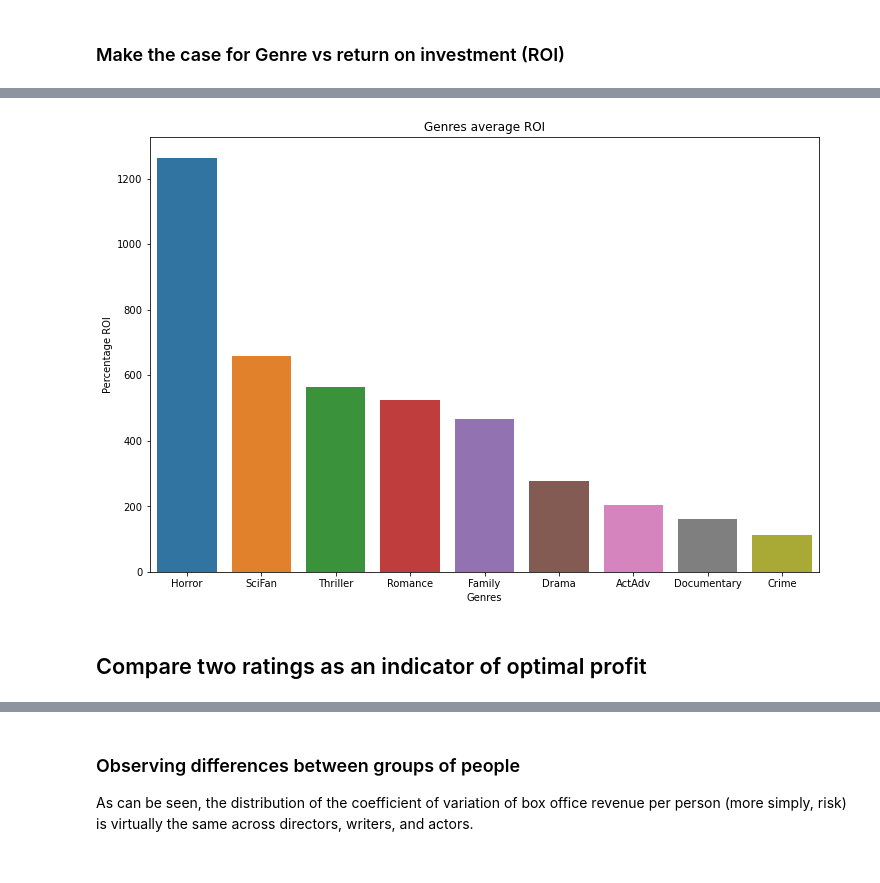
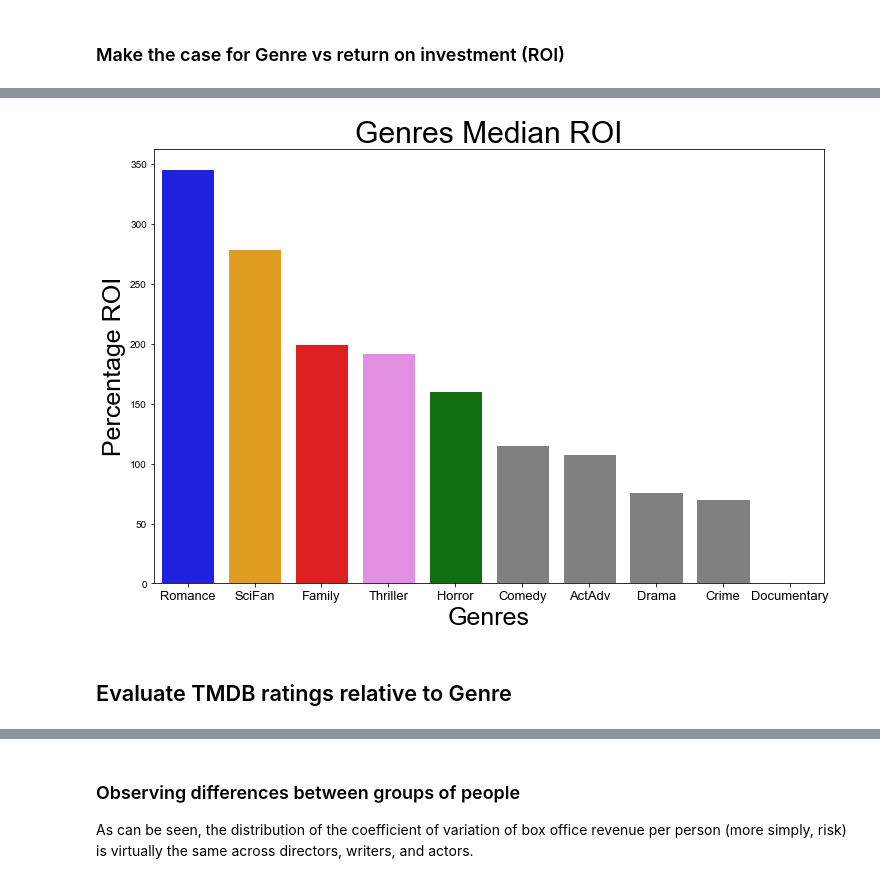
Before and after one commit to hall-nicholas/flatiron-ds-project-1, a Jupyter notebook: code/phase1_project.ipynb, the cells around one changed output, grey strips where cells are left out. Saved outputs shown, nothing was run; the diff lists cells and outputs as text; code cells hidden in the pictures.

```diff
--- a/code/phase1_project.ipynb
+++ b/code/phase1_project.ipynb
@@ -177,9 +163,6 @@ movie_basics_ratings_tmdb_tn_df['Assigned_genre_ids'] = movie_basics_ratings_tmd
 # %%
 # Drop duplicated rows
 movie_basics_ratings_tmdb_tn_df.drop_duplicates(inplace=True)
-# %%
-# Drop NaN rows for averagerating
-movie_basics_ratings_tmdb_tn_df.dropna(subset=['averagerating'],inplace=True)
 # %%
 # Create a dictionary called 'genre_ids_dict' with key assocaited with 'Assigned_genre_ids'
 # and values with writtten genre name
@@ -379,19 +289,42 @@ Name: Assigned_genre_name, dtype: int64
+# %%
+# Create data frame for genre ratings
+genre_roi_df = genre_ratings_df[['Assigned_genre_name', 'ROI', 'Profit','production_budget',
+                                'domestic_gross','worldwide_gross','release_date']].copy()
+
+# Make a color dictionary to match genre color between plots
+colors_dict = {
+    'Drama':'grey',
+    'ActAdv':'grey',
+    'Comedy': 'grey',
+    'Thriller':'violet',
+    'Horror': 'Green',
+    'Documentary': 'grey',
+    'Crime': 'grey',
+    'SciFan': 'Orange',
+    'Family': 'Red',
+    'Romance': 'blue'
+
+}
 # %%
 grouped_genre_roi_df = genre_roi_df.groupby('Assigned_genre_name').agg(
-    {'ROI' : 'mean'}).sort_values(by='ROI',ascending=False)
+    {'ROI' : 'median'}).sort_values(by='ROI',ascending=False)
 
+colors = [colors_dict[name] for name in grouped_genre_roi_df.index]
 
 fig,ax = plt.subplots(figsize=(12,8))
+sns.set_theme(style='white')
+genre_roi_plot = sns.barplot(x=grouped_genre_roi_df.index,y='ROI',data=grouped_genre_roi_df,
+                            palette=colors)
+genre_roi_plot.set_title('Genres Median ROI',fontsize=30)
+genre_roi_plot.set_xlabel('Genres',fontsize=25)
+genre_roi_plot.set_xticklabels(grouped_genre_roi_df.index,size=13)
+genre_roi_plot.set_ylabel('Percentage ROI',fontsize=25)
 
-genre_roi_plot = sns.barplot(x=grouped_genre_roi_df.index,y='ROI',data=grouped_genre_roi_df)
-genre_roi_plot.set_title('Genres average ROI')
-genre_roi_plot.set_xlabel('Genres')
-genre_roi_plot.set_ylabel('Percentage ROI');
 plt.savefig('genre_roi.jpeg')
 # %% [output]
-[figure, old version]
+[figure, new version]
-# %% [markdown]
-## Compare two ratings as an indicator of optimal profit
+# %% [markdown]
+## Evaluate TMDB ratings relative to Genre
 # %%
 # Create a new data frame called 'ratings_df'
 ratings_df = genre_ratings_df[['Assigned_genre_name','averagerating','numvotes',
```
Also changed, not shown: parts of 20 cells of this notebook.
